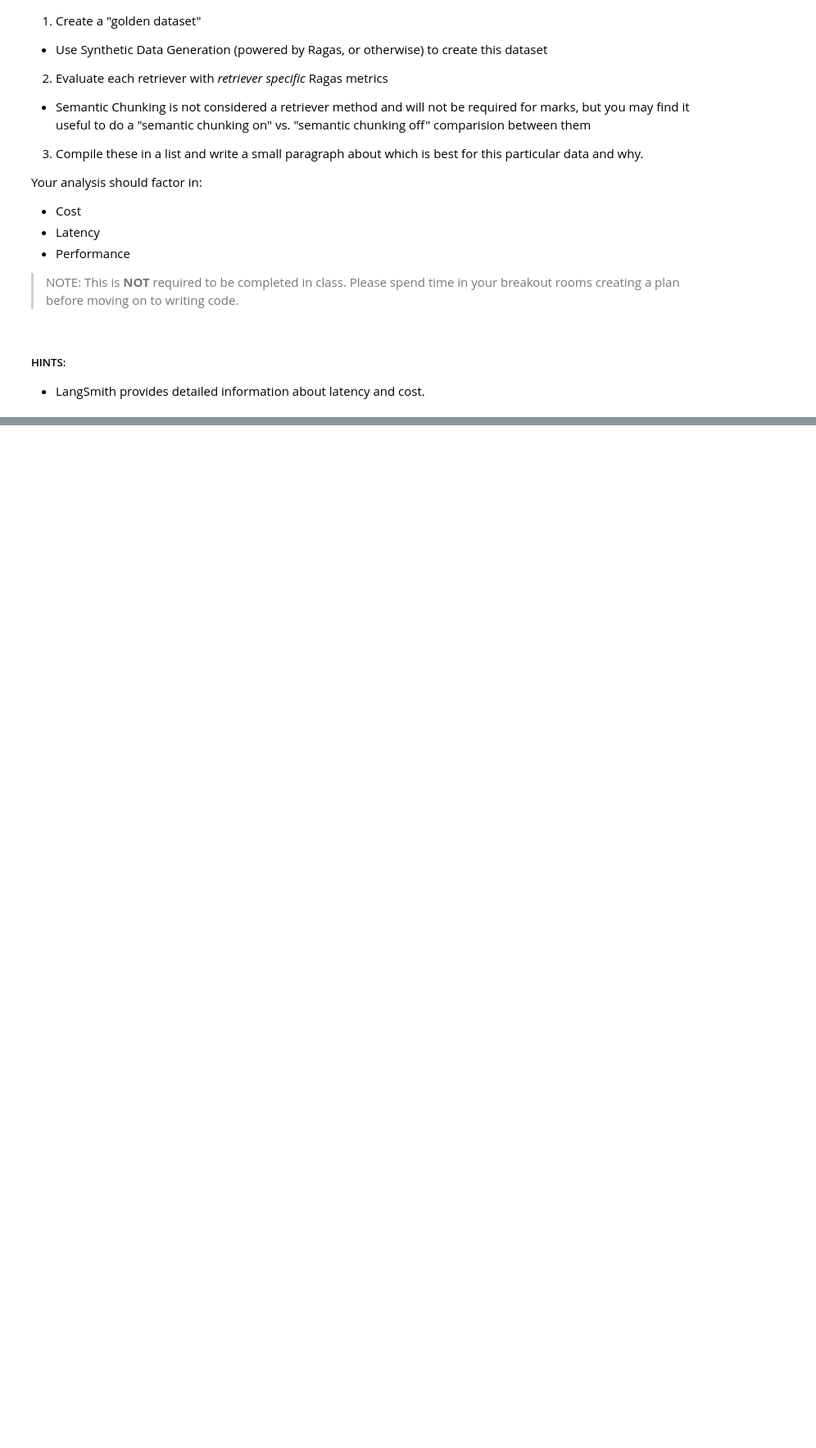
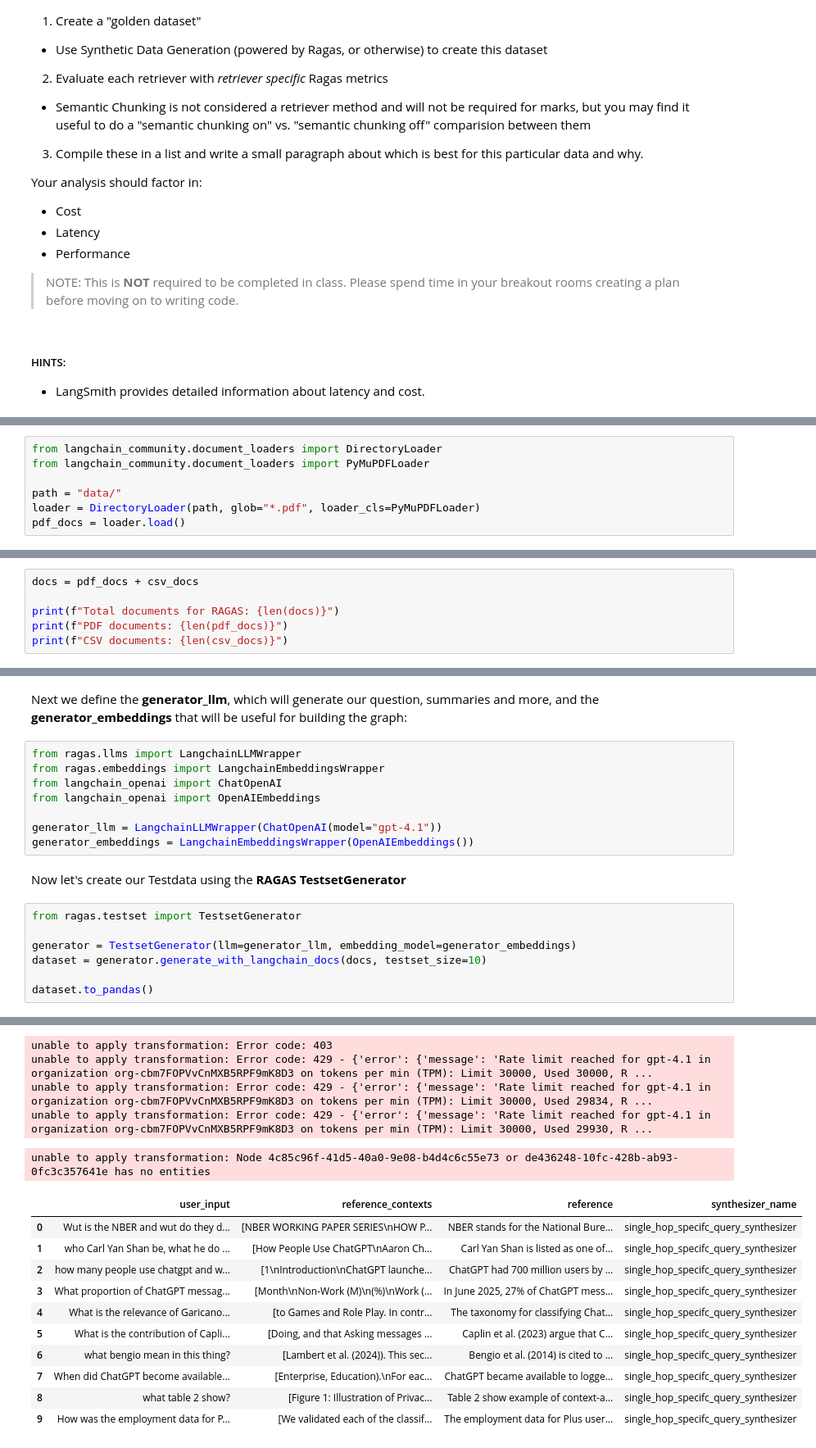
Before and after one commit to michaelhaeusler/ai-makerspace-bootcamp, a Jupyter notebook: 09_Advanced_Retrieval/Advanced_Retrieval_with_LangChain_Assignment.ipynb, the cells around one changed output, grey strips where cells are left out. Shown at 82% size. Saved outputs shown, nothing was run; the diff lists cells and outputs as text; blank space fills up the shorter version.

Commit message:
Add RAGAS testset generation with combined PDF and CSV data

```diff
--- a/09_Advanced_Retrieval/Advanced_Retrieval_with_LangChain_Assignment.ipynb
+++ b/09_Advanced_Retrieval/Advanced_Retrieval_with_LangChain_Assignment.ipynb
@@ -557,0 +603,7 @@ Your analysis should factor in:
+# %%
+from langchain_community.document_loaders import DirectoryLoader
+from langchain_community.document_loaders import PyMuPDFLoader
+
+path = "data/"
+loader = DirectoryLoader(path, glob="*.pdf", loader_cls=PyMuPDFLoader)
+pdf_docs = loader.load()
@@ -557,0 +612,6 @@ Your analysis should factor in:
+# %%
+docs = pdf_docs + csv_docs
+
+print(f"Total documents for RAGAS: {len(docs)}")
+print(f"PDF documents: {len(pdf_docs)}")
+print(f"CSV documents: {len(csv_docs)}")
@@ -557,0 +622,20 @@ Your analysis should factor in:
+# %% [markdown]
+Next we define the **generator_llm**, which will generate our question, summaries and more, and the **generator_embeddings** that will be useful for building the graph:
+# %%
+from ragas.llms import LangchainLLMWrapper
+from ragas.embeddings import LangchainEmbeddingsWrapper
+from langchain_openai import ChatOpenAI
+from langchain_openai import OpenAIEmbeddings
+
+generator_llm = LangchainLLMWrapper(ChatOpenAI(model="gpt-4.1"))
+generator_embeddings = LangchainEmbeddingsWrapper(OpenAIEmbeddings())
+# %% [markdown]
+Now let's create our Testdata using the **RAGAS TestsetGenerator**
+# %%
+from ragas.testset import TestsetGenerator
+
+generator = TestsetGenerator(llm=generator_llm, embedding_model=generator_embeddings)
+dataset = generator.generate_with_langchain_docs(docs, testset_size=10)
+
+dataset.to_pandas()
+# %% [output]
@@ -557,0 +659,16 @@ Your analysis should factor in:
+unable to apply transformation: Error code: 403
+unable to apply transformation: Error code: 429 - {'error': {'message': 'Rate limit reached for gpt-4.1 in organization org-cbm7FOPVvCnMXB5RPF9mK8D3 on tokens per min (TPM): Limit 30000, Used 30000, R ...
+unable to apply transformation: Error code: 429 - {'error': {'message': 'Rate limit reached for gpt-4.1 in organization org-cbm7FOPVvCnMXB5RPF9mK8D3 on tokens per min (TPM): Limit 30000, Used 29834, R ...
+unable to apply transformation: Error code: 429 - {'error': {'message': 'Rate limit reached for gpt-4.1 in organization org-cbm7FOPVvCnMXB5RPF9mK8D3 on tokens per min (TPM): Limit 30000, Used 29930, R ...
+unable to apply transformation: Node 4c85c96f-41d5-40a0-9e08-b4d4c6c55e73 or de436248-10fc-428b-ab93-0fc3c357641e has no entities
+|  | user_input | reference_contexts | reference | synthesizer_name |
+| 0 | Wut is the NBER and wut do they d... | [NBER WORKING PAPER SERIES\nHOW P... | NBER stands for the National Bure... | single_hop_specifc_query_synthesizer |
+| 1 | who Carl Yan Shan be, what he do ... | [How People Use ChatGPT\nAaron Ch... | Carl Yan Shan is listed as one of... | single_hop_specifc_query_synthesizer |
+| 2 | how many people use chatgpt and w... | [1\nIntroduction\nChatGPT launche... | ChatGPT had 700 million users by ... | single_hop_specifc_query_synthesizer |
+| 3 | What proportion of ChatGPT messag... | [Month\nNon-Work (M)\n(%)\nWork (... | In June 2025, 27% of ChatGPT mess... | single_hop_specifc_query_synthesizer |
+| 4 | What is the relevance of Garicano... | [to Games and Role Play. In contr... | The taxonomy for classifying Chat... | single_hop_specifc_query_synthesizer |
+| 5 | What is the contribution of Capli... | [Doing, and that Asking messages ... | Caplin et al. (2023) argue that C... | single_hop_specifc_query_synthesizer |
+| 6 | what bengio mean in this thing? | [Lambert et al. (2024)). This sec... | Bengio et al. (2014) is cited to ... | single_hop_specifc_query_synthesizer |
+| 7 | When did ChatGPT become available... | [Enterprise, Education).\nFor eac... | ChatGPT became available to logge... | single_hop_specifc_query_synthesizer |
+| 8 | what table 2 show? | [Figure 1: Illustration of Privac... | Table 2 show example of context-a... | single_hop_specifc_query_synthesizer |
+| 9 | How was the employment data for P... | [We validated each of the classif... | The employment data for Plus user... | single_hop_specifc_query_synthesizer |
```
Also changed, not shown: parts of 9 cells of this notebook.
